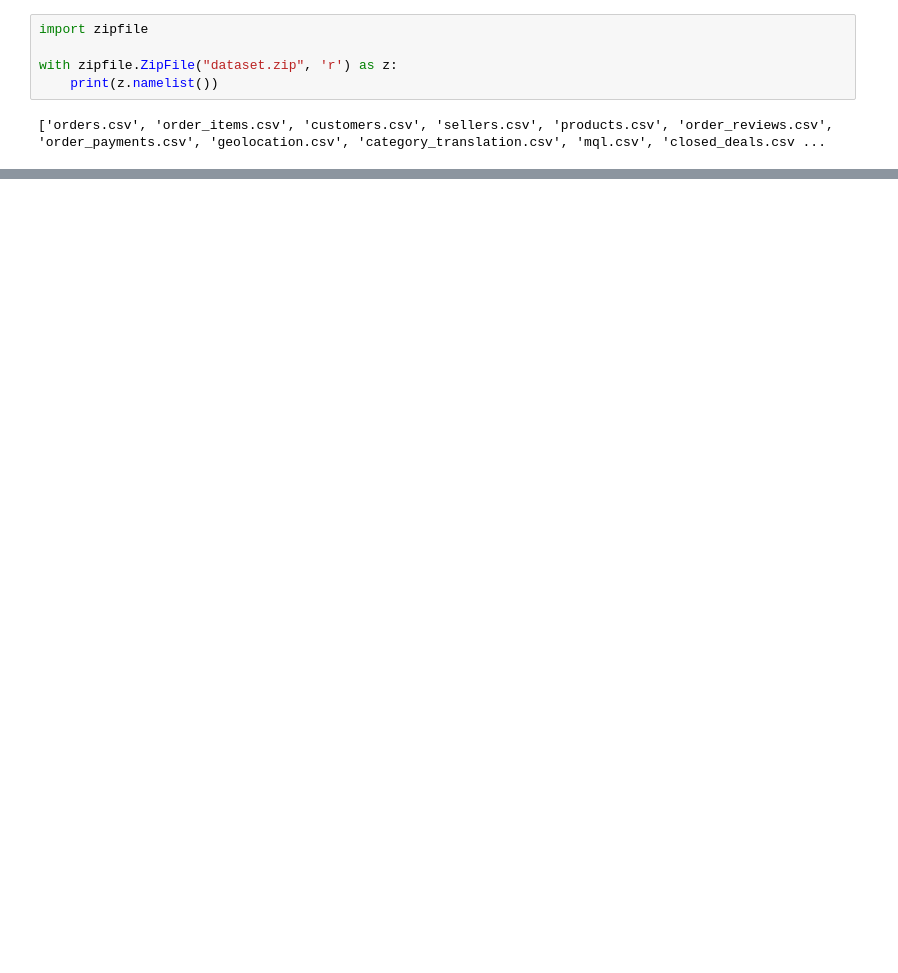
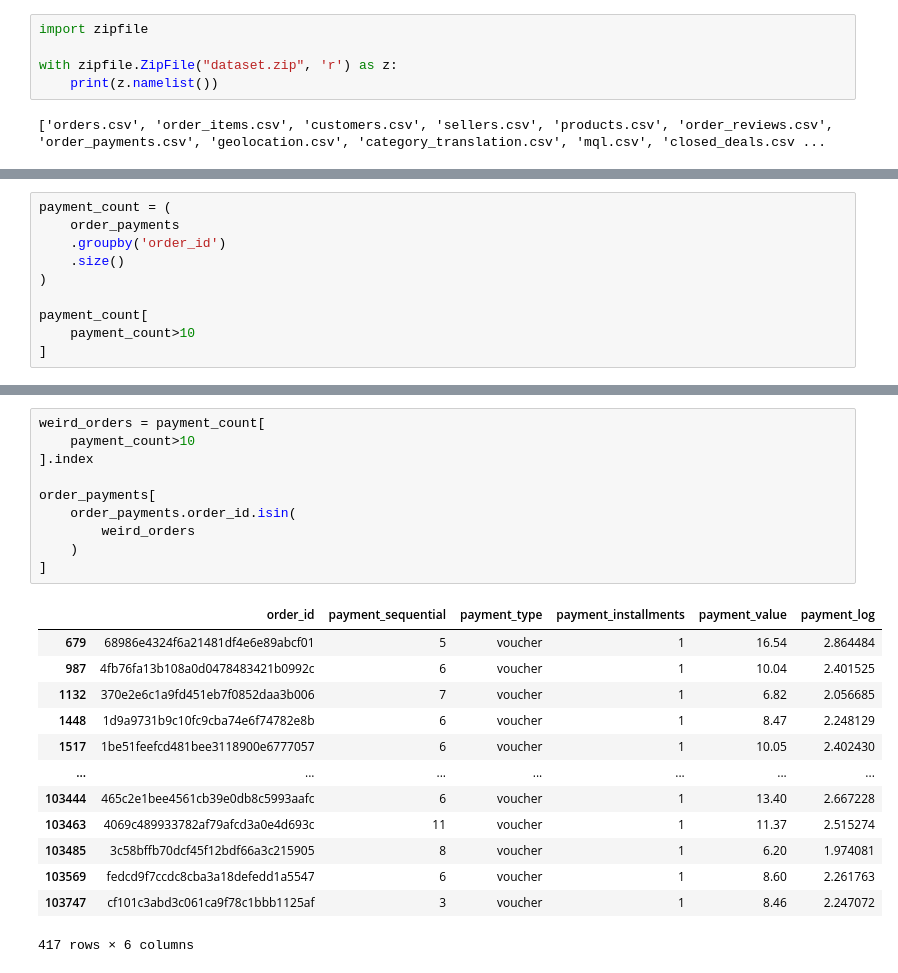
Before and after one commit to ibrahimferel/pulse-customer-intelligence-platform, a Jupyter notebook: notebooks/eda_fp_mci.ipynb, the cells around one changed output, grey strips where cells are left out. Cells and saved outputs as stored; diff of their text form; blank space fills up the shorter version.

```diff
--- a/notebooks/eda_fp_mci.ipynb
+++ b/notebooks/eda_fp_mci.ipynb
@@ -204,0 +316,10 @@ Preview:
+# %%
+payment_count = (
+    order_payments
+    .groupby('order_id')
+    .size()
+)
+
+payment_count[
+    payment_count>10
+]
@@ -204,0 +346,24 @@ Preview:
+# %%
+weird_orders = payment_count[
+    payment_count>10
+].index
+
+order_payments[
+    order_payments.order_id.isin(
+        weird_orders
+    )
+]
+# %% [output]
+|  | order_id | payment_sequential | payment_type | payment_installments | payment_value | payment_log |
+| 679 | 68986e4324f6a21481df4e6e89abcf01 | 5 | voucher | 1 | 16.54 | 2.864484 |
+| 987 | 4fb76fa13b108a0d0478483421b0992c | 6 | voucher | 1 | 10.04 | 2.401525 |
+| 1132 | 370e2e6c1a9fd451eb7f0852daa3b006 | 7 | voucher | 1 | 6.82 | 2.056685 |
+| 1448 | 1d9a9731b9c10fc9cba74e6f74782e8b | 6 | voucher | 1 | 8.47 | 2.248129 |
+| 1517 | 1be51feefcd481bee3118900e6777057 | 6 | voucher | 1 | 10.05 | 2.402430 |
+| ... | ... | ... | ... | ... | ... | ... |
+| 103444 | 465c2e1bee4561cb39e0db8c5993aafc | 6 | voucher | 1 | 13.40 | 2.667228 |
+| 103463 | 4069c489933782af79afcd3a0e4d693c | 11 | voucher | 1 | 11.37 | 2.515274 |
+| 103485 | 3c58bffb70dcf45f12bdf66a3c215905 | 8 | voucher | 1 | 6.20 | 1.974081 |
+| 103569 | fedcd9f7ccdc8cba3a18defedd1a5547 | 6 | voucher | 1 | 8.60 | 2.261763 |
+| 103747 | cf101c3abd3c061ca9f78c1bbb1125af | 3 | voucher | 1 | 8.46 | 2.247072 |
+417 rows × 6 columns
```
Also changed, not shown: parts of 96 cells of this notebook, 7 other files.
